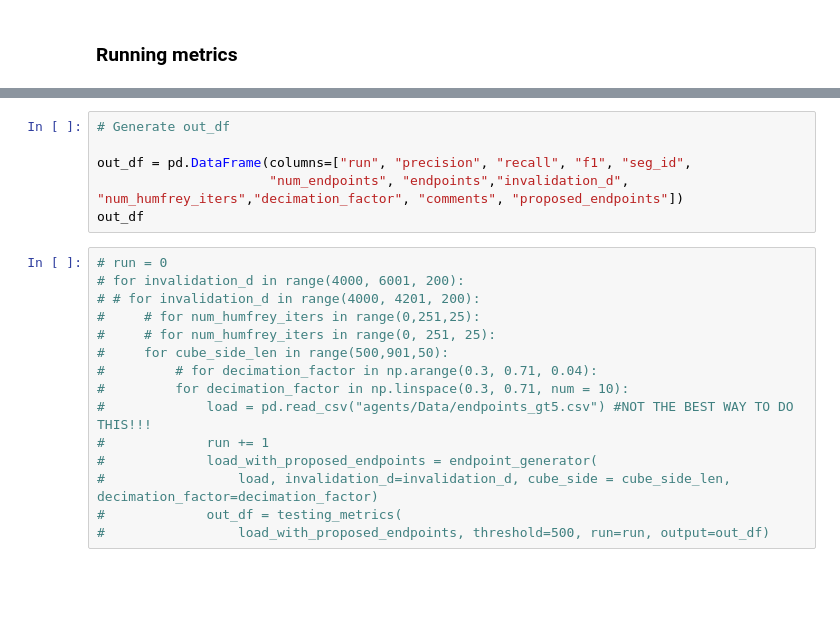
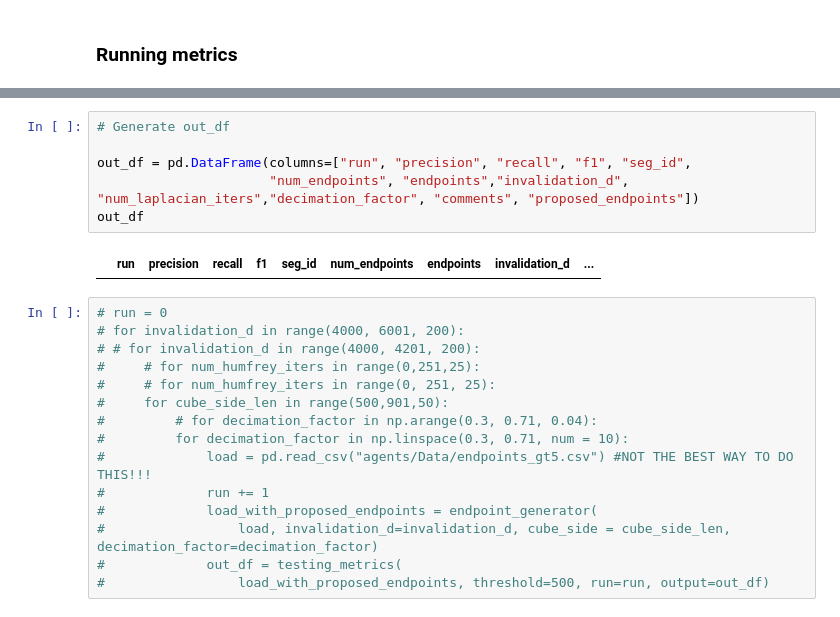
Before and after one commit to aplbrain/campfire, a Jupyter notebook: endpoint_testing_framework.ipynb, the cells around one changed output, grey strips where cells are left out. Drawn from its saved outputs; the diff is of its cells as text; blank space fills up the shorter version.

```diff
--- a/endpoint_testing_framework.ipynb
+++ b/endpoint_testing_framework.ipynb
@@ -495,9 +525,11 @@ load
 # %%
 # Generate out_df
 
 out_df = pd.DataFrame(columns=["run", "precision", "recall", "f1", "seg_id",
-                      "num_endpoints", "endpoints","invalidation_d", "num_humfrey_iters","decimation_factor", "comments", "proposed_endpoints"])
+                      "num_endpoints", "endpoints","invalidation_d", "num_laplacian_iters","decimation_factor", "comments", "proposed_endpoints"])
 out_df
+# %% [output]
+|  | run | precision | recall | f1 | seg_id | num_endpoints | endpoints | invalidation_d | ... |
 # %%
 # run = 0
 # for invalidation_d in range(4000, 6001, 200):
```
Also changed, not shown: parts of 6 cells of this notebook, 2 other files.
